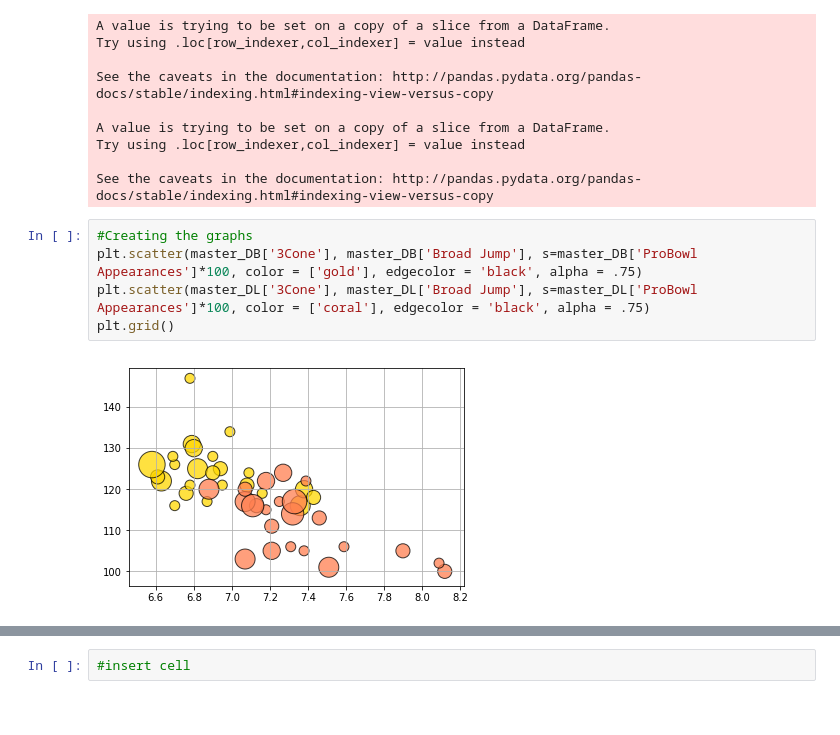
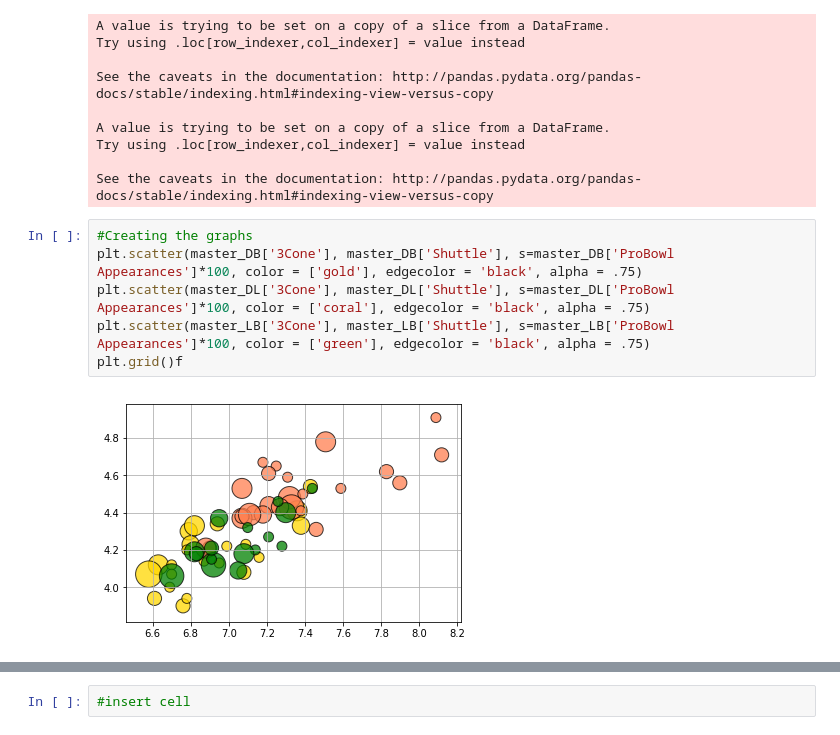
Before and after one commit to lucyhohler/Panda_Express_Project, a Jupyter notebook: NFLCombine.ipynb, the cells around one changed output, grey strips where cells are left out. Saved outputs shown, nothing was run; the diff lists cells and outputs as text.

```diff
--- a/NFLCombine.ipynb
+++ b/NFLCombine.ipynb
@@ -199,8 +199,9 @@ Try using .loc[row_indexer,col_indexer] = value instead
 See the caveats in the documentation: http://pandas.pydata.org/pandas-docs/stable/indexing.html#indexing-view-versus-copy
 # %%
 #Creating the graphs
-plt.scatter(master_DB['3Cone'], master_DB['Broad Jump'], s=master_DB['ProBowl Appearances']*100, color = ['gold'], edgecolor = 'black', alpha = .75)
-plt.scatter(master_DL['3Cone'], master_DL['Broad Jump'], s=master_DL['ProBowl Appearances']*100, color = ['coral'], edgecolor = 'black', alpha = .75)
-plt.grid()
+plt.scatter(master_DB['3Cone'], master_DB['Shuttle'], s=master_DB['ProBowl Appearances']*100, color = ['gold'], edgecolor = 'black', alpha = .75)
+plt.scatter(master_DL['3Cone'], master_DL['Shuttle'], s=master_DL['ProBowl Appearances']*100, color = ['coral'], edgecolor = 'black', alpha = .75)
+plt.scatter(master_LB['3Cone'], master_LB['Shuttle'], s=master_LB['ProBowl Appearances']*100, color = ['green'], edgecolor = 'black', alpha = .75)
+plt.grid()f
 # %% [output]
-[figure, old version]
+[figure, new version]
```
Also changed, not shown: parts of 1 cell of this notebook, 1 other file.
